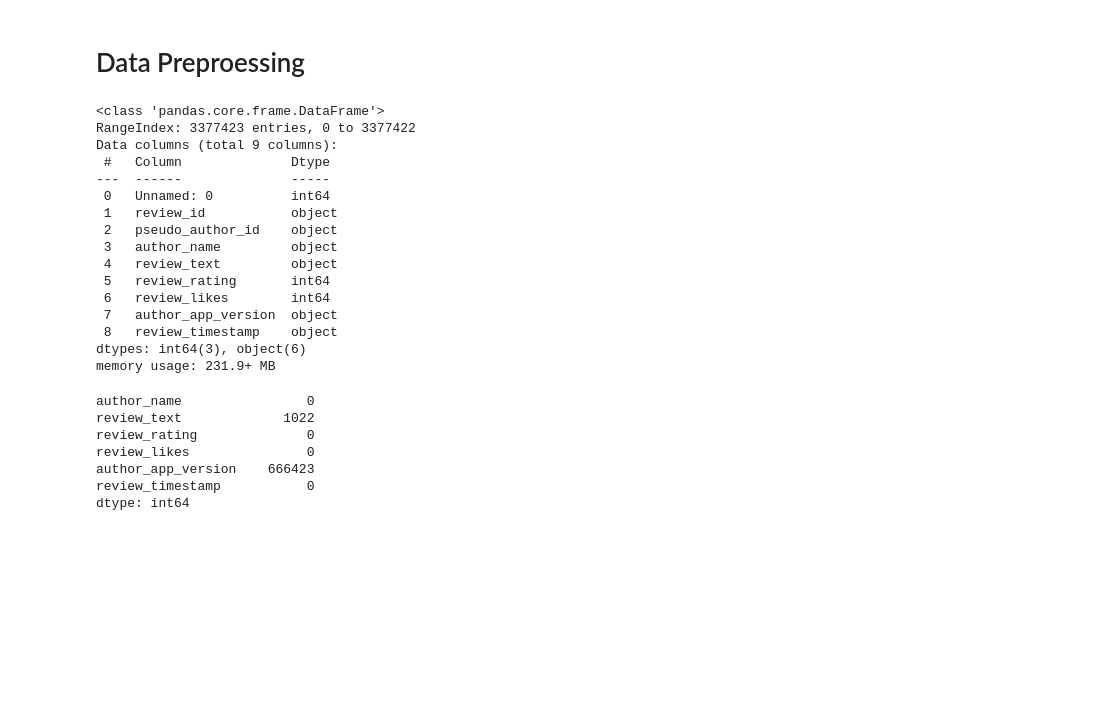
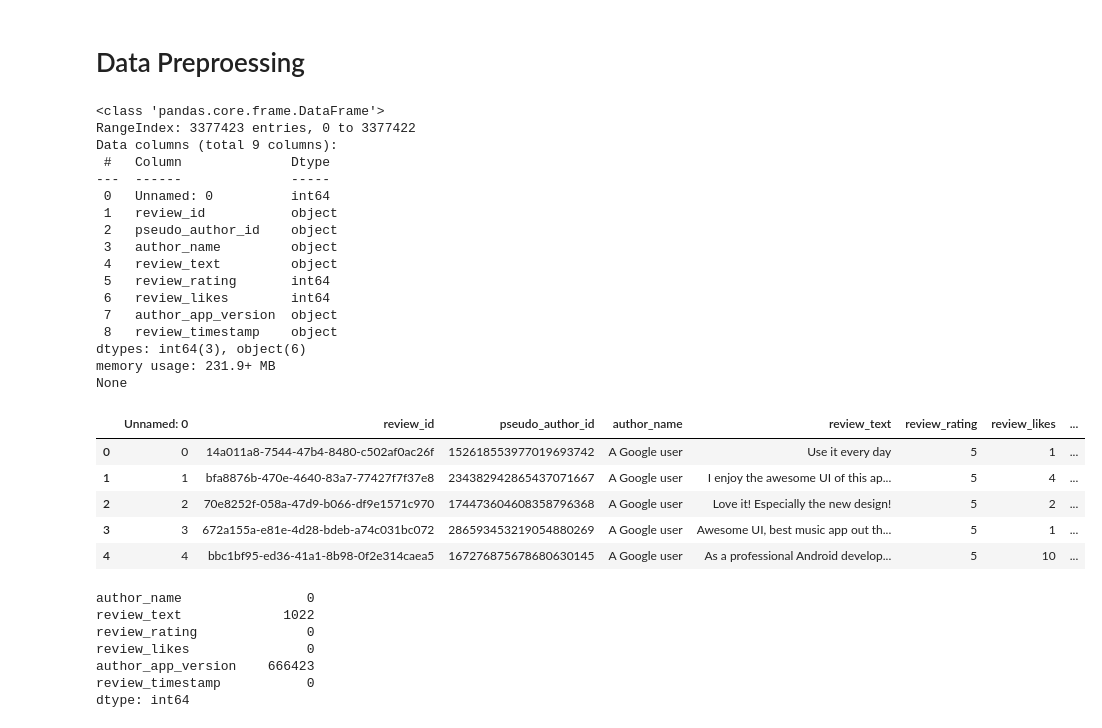
Before and after one commit to benyamindariadi/Spotify-QA-Chatbot-Engine, a Jupyter notebook: notebook.ipynb, the cells around one changed output. Cells and saved outputs as stored; diff of their text form; code cells hidden in the pictures; blank space fills up the shorter version.

```diff
--- a/notebook.ipynb
+++ b/notebook.ipynb
@@ -6,26 +6,33 @@ import matplotlib.pyplot as plt
 # %% [markdown]
 # Data Preproessing
 # %%
-df = pd.read_csv('SPOTIFY_REVIEWS.csv')
+df = pd.read_csv(r'data/raw_data/SPOTIFY_REVIEWS.csv')
 print(df.info())
 display(df.head())
 # %% [output]
 <class 'pandas.core.frame.DataFrame'>
 RangeIndex: 3377423 entries, 0 to 3377422
 Data columns (total 9 columns):
  #   Column              Dtype
 ---  ------              -----
  0   Unnamed: 0          int64
  1   review_id           object
  2   pseudo_author_id    object
  3   author_name         object
  4   review_text         object
  5   review_rating       int64
  6   review_likes        int64
  7   author_app_version  object
  8   review_timestamp    object
 dtypes: int64(3), object(6)
 memory usage: 231.9+ MB
+None
+|  | Unnamed: 0 | review_id | pseudo_author_id | author_name | review_text | review_rating | review_likes | ... |
+| 0 | 0 | 14a011a8-7544-47b4-8480-c502af0ac26f | 152618553977019693742 | A Google user | Use it every day | 5 | 1 | ... |
+| 1 | 1 | bfa8876b-470e-4640-83a7-77427f7f37e8 | 234382942865437071667 | A Google user | I enjoy the awesome UI of this ap... | 5 | 4 | ... |
+| 2 | 2 | 70e8252f-058a-47d9-b066-df9e1571c970 | 174473604608358796368 | A Google user | Love it! Especially the new design! | 5 | 2 | ... |
+| 3 | 3 | 672a155a-e81e-4d28-bdeb-a74c031bc072 | 286593453219054880269 | A Google user | Awesome UI, best music app out th... | 5 | 1 | ... |
+| 4 | 4 | bbc1bf95-ed36-41a1-8b98-0f2e314caea5 | 167276875678680630145 | A Google user | As a professional Android develop... | 5 | 10 | ... |
 # %%
 df = df.drop(['Unnamed: 0', 'review_id', 'pseudo_author_id'], axis=1, errors='ignore')
 # %%
```
Also changed, not shown: parts of 5 cells of this notebook.
